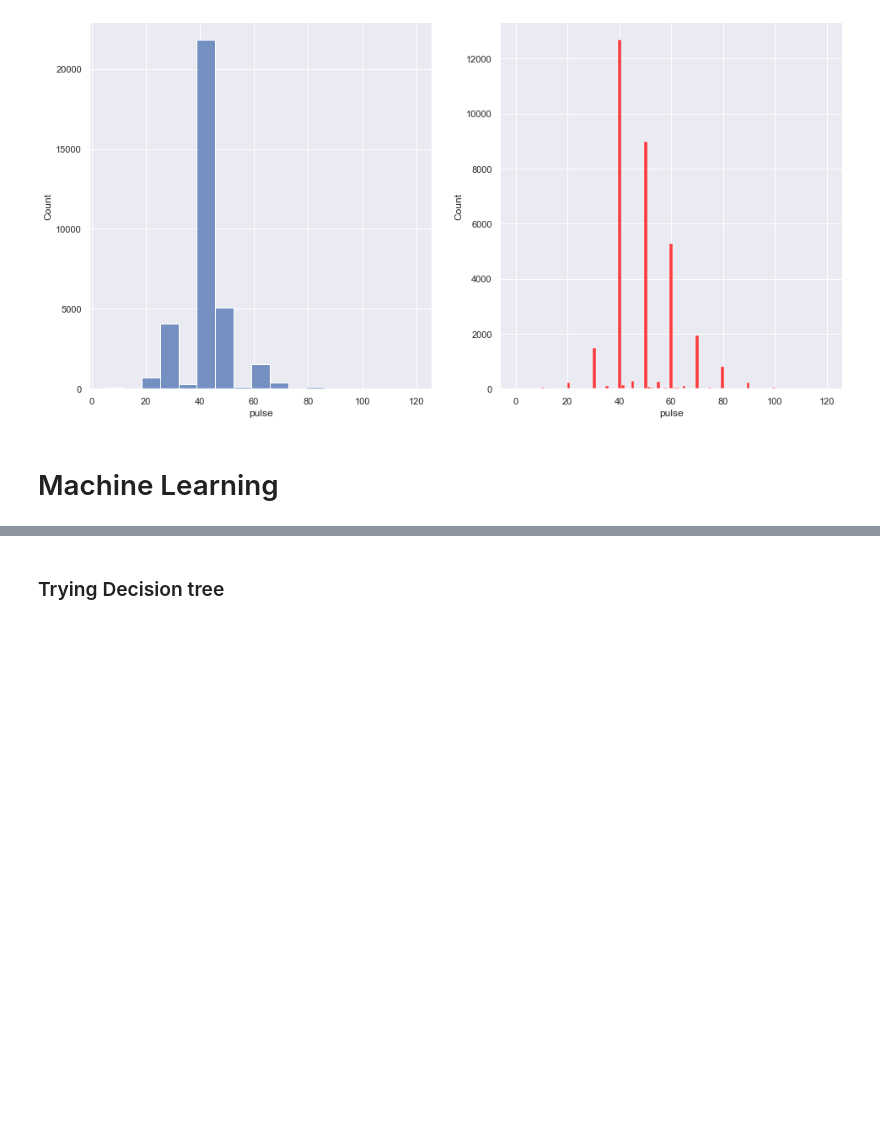
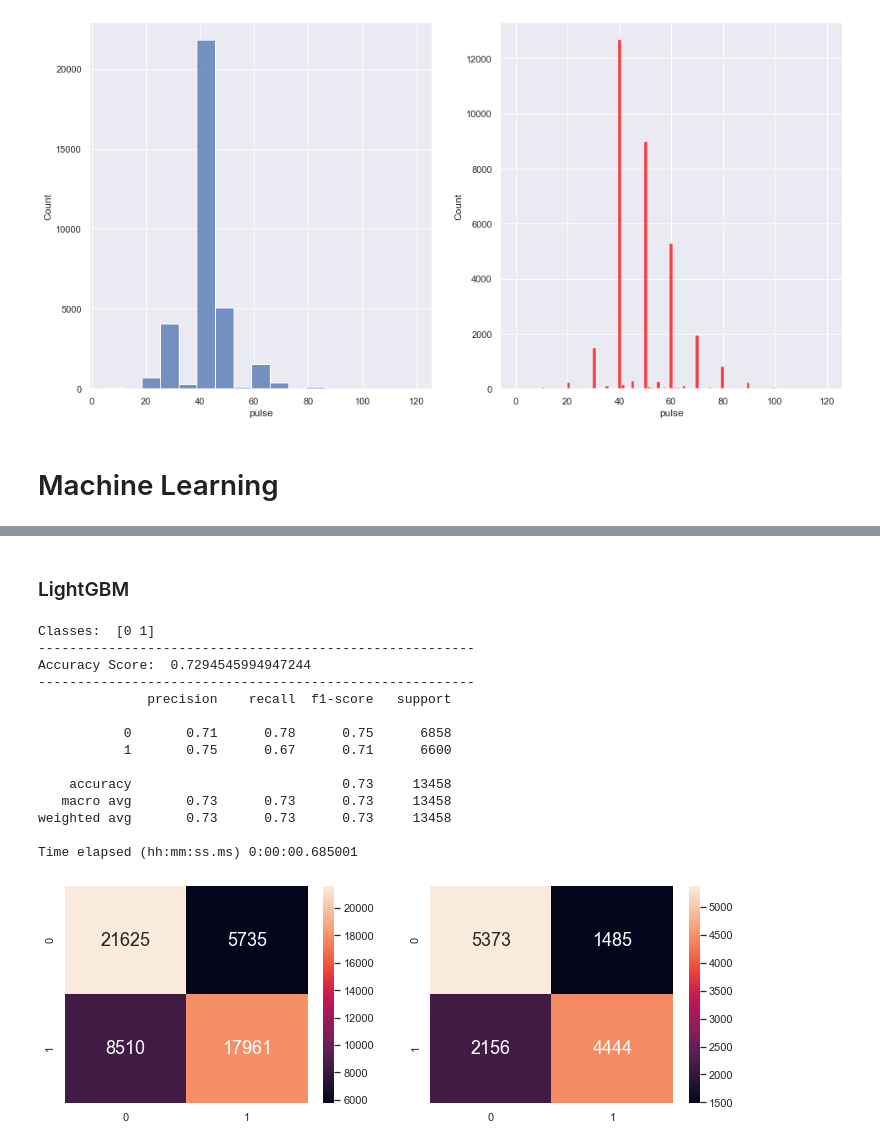
Before and after one commit to LoyChaiEe/miniProject, a Jupyter notebook: IE0005-Project.ipynb, the cells around one changed output, grey strips where cells are left out. Saved outputs shown, nothing was run; the diff lists cells and outputs as text; code cells hidden in the pictures; blank space fills up the shorter version.

```diff
--- a/IE0005-Project.ipynb
+++ b/IE0005-Project.ipynb
@@ -715,2 +709,57 @@ weighted avg       0.72      0.72      0.72     13458
-# %% [markdown]
-### Trying Decision tree
+# %% [markdown]
+### LightGBM
+# %%
+import lightgbm as lbgm
+from datetime import datetime
+
+start_time = datetime.now()
+
+def lightGBM(data):
+  cleanedData = data.copy()
+  response = cleanedData['cardio'].copy()
+  predictor = cleanedData[['ap_hi', 'ap_lo','years', 'pulse', 'cholesterol']].copy()
+
+  X_train, X_test, y_train, y_test = train_test_split(predictor, response, test_size=0.2)
+
+  lightGBM_model = lbgm.LGBMClassifier()
+  lightGBM_model.fit(X_train, y_train)
+  predicted_test = lightGBM_model.predict(X_test)
+  predicted_train = lightGBM_model.predict(X_train)
+
+  # ----- Print results -----
+  # class labels known to the classifier
+  print('Classes: ', lightGBM_model.classes_)
+  # Use score method to get accuracy of model
+  print('--------------------------------------------------------')
+  score = lightGBM_model.score(X_test, y_test)
+  print('Accuracy Score: ', score)
+  print('--------------------------------------------------------')
+  # Look at classification report to evaluate the model
+  print(classification_report(y_test, predicted_test))
+
+  # Plot the Confusion Matrix for Train and Test
+  f, axes = plt.subplots(1, 2, figsize=(12, 4))
+  sb.heatmap(confusion_matrix(y_train, predicted_train),
+             annot=True, fmt=".0f", annot_kws={"size": 18}, ax=axes[0])
+  sb.heatmap(confusion_matrix(y_test, predicted_test),
+             annot=True, fmt=".0f", annot_kws={"size": 18}, ax=axes[1])
+
+
+lightGBM(cleanedData)
+print('Time elapsed (hh:mm:ss.ms) {}'.format(datetime.now() - start_time))
+# %% [output]
+Classes:  [0 1]
+--------------------------------------------------------
+Accuracy Score:  0.7294545994947244
+--------------------------------------------------------
+              precision    recall  f1-score   support
+
+           0       0.71      0.78      0.75      6858
+           1       0.75      0.67      0.71      6600
+
+    accuracy                           0.73     13458
+   macro avg       0.73      0.73      0.73     13458
+weighted avg       0.73      0.73      0.73     13458
+
+Time elapsed (hh:mm:ss.ms) 0:00:00.685001
+[figure, added]
```
Also changed, not shown: parts of 15 cells of this notebook.
